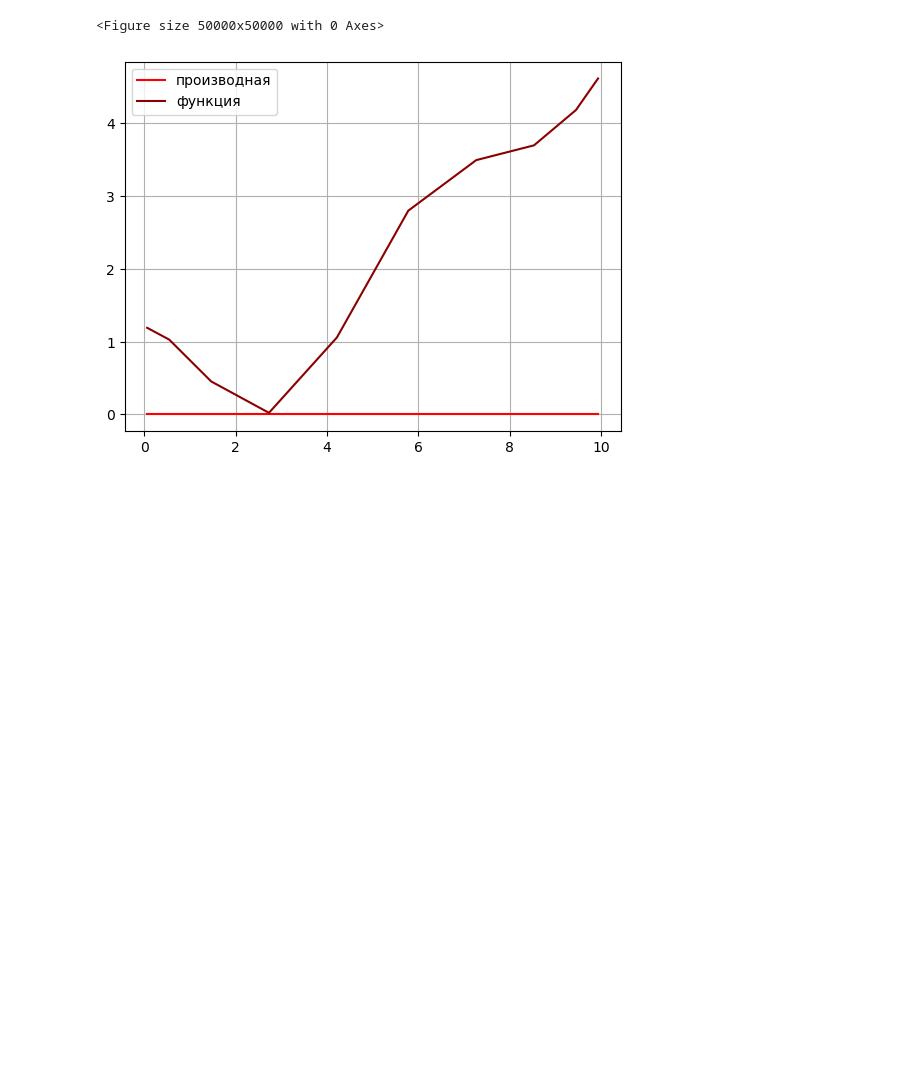
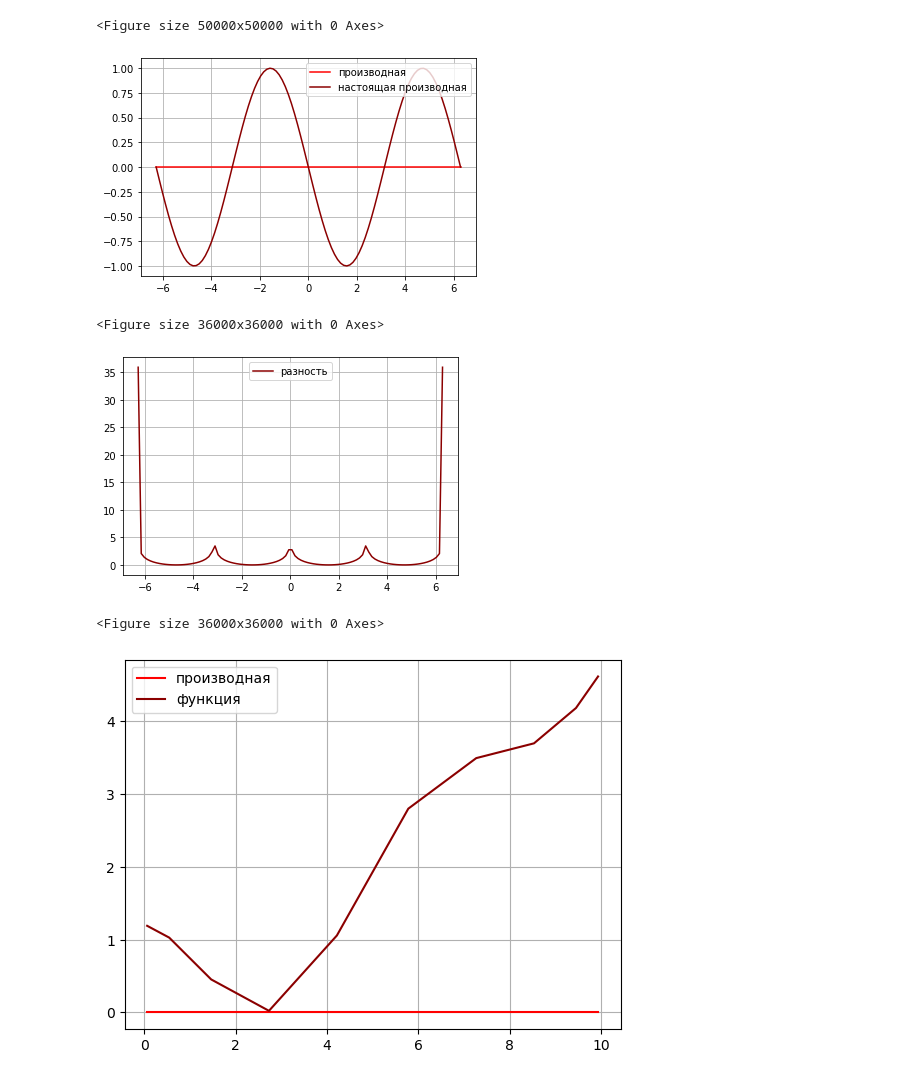
Before and after one commit to rouol/NumericalMethodsMEPHI, a Jupyter notebook: LagrangeInterpolation.ipynb, the cells around one changed output. Cells and saved outputs as stored; diff of their text form; code cells hidden in the pictures; blank space fills up the shorter version.

```diff
--- a/LagrangeInterpolation.ipynb
+++ b/LagrangeInterpolation.ipynb
@@ -222,6 +222,28 @@ plt.show()
 <Figure size 50000x50000 with 0 Axes>
 [figure]
 <Figure size 50000x50000 with 0 Axes>
+# %%
+XX = np.linspace(-2*pi, 2*pi, 100)
+
+dX = np.array([NumericalDifferentiation(lambda x: sin(x), np.linspace(xi - 0.1, xi + 0.1, 10), xi, 10) for xi in XX])
+plt.plot(XX, dX, color='red', label='производная')
+#plt.plot(XX, np.vectorize(lambda x: (2+x**2+10*cos(x))/(10+x))(XX), color='#8b0000', label='функция')
+plt.plot(XX, -np.sin(XX), color='#8b0000', label='настоящая производная')
+plt.legend()
+plt.grid()
+plt.figure(figsize=(500, 500))
+plt.show()
+
+plt.plot(XX, np.abs(np.log(np.abs(-np.sin(XX) - dX))), color='#8b0000', label='разность')
+plt.legend()
+plt.grid()
+plt.figure(figsize=(500, 500))
+plt.show()
+# %% [output]
+[figure, added]
+<Figure size 36000x36000 with 0 Axes>
+[figure, added]
+<Figure size 36000x36000 with 0 Axes>
 # %%
 dX = np.array([NumericalDifferentiation(Function, X, xi, 10) for xi in X])
 plt.plot(X, dX, color='red', label='производная')
```
Also changed, not shown: parts of 3 cells of this notebook.
